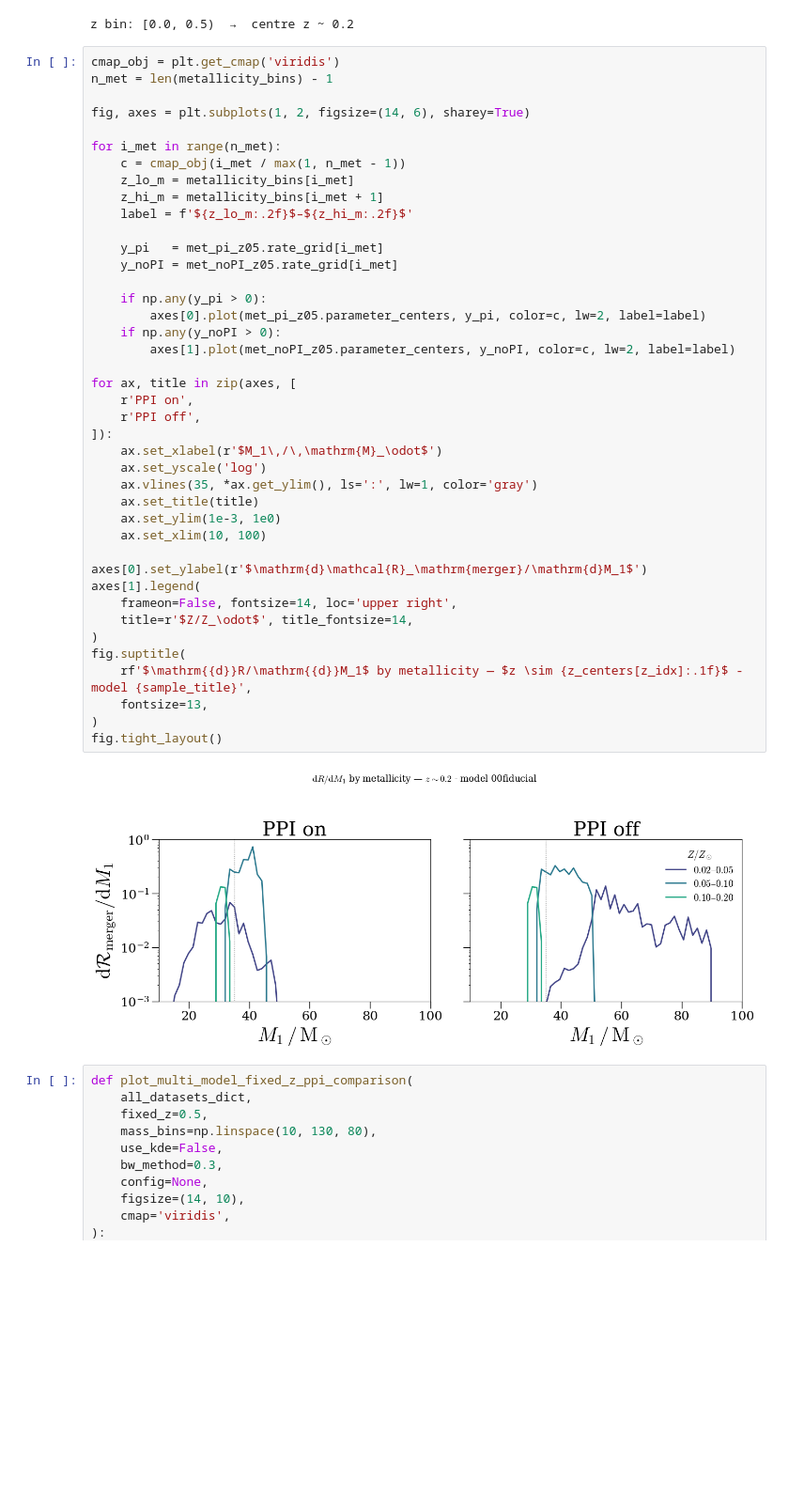
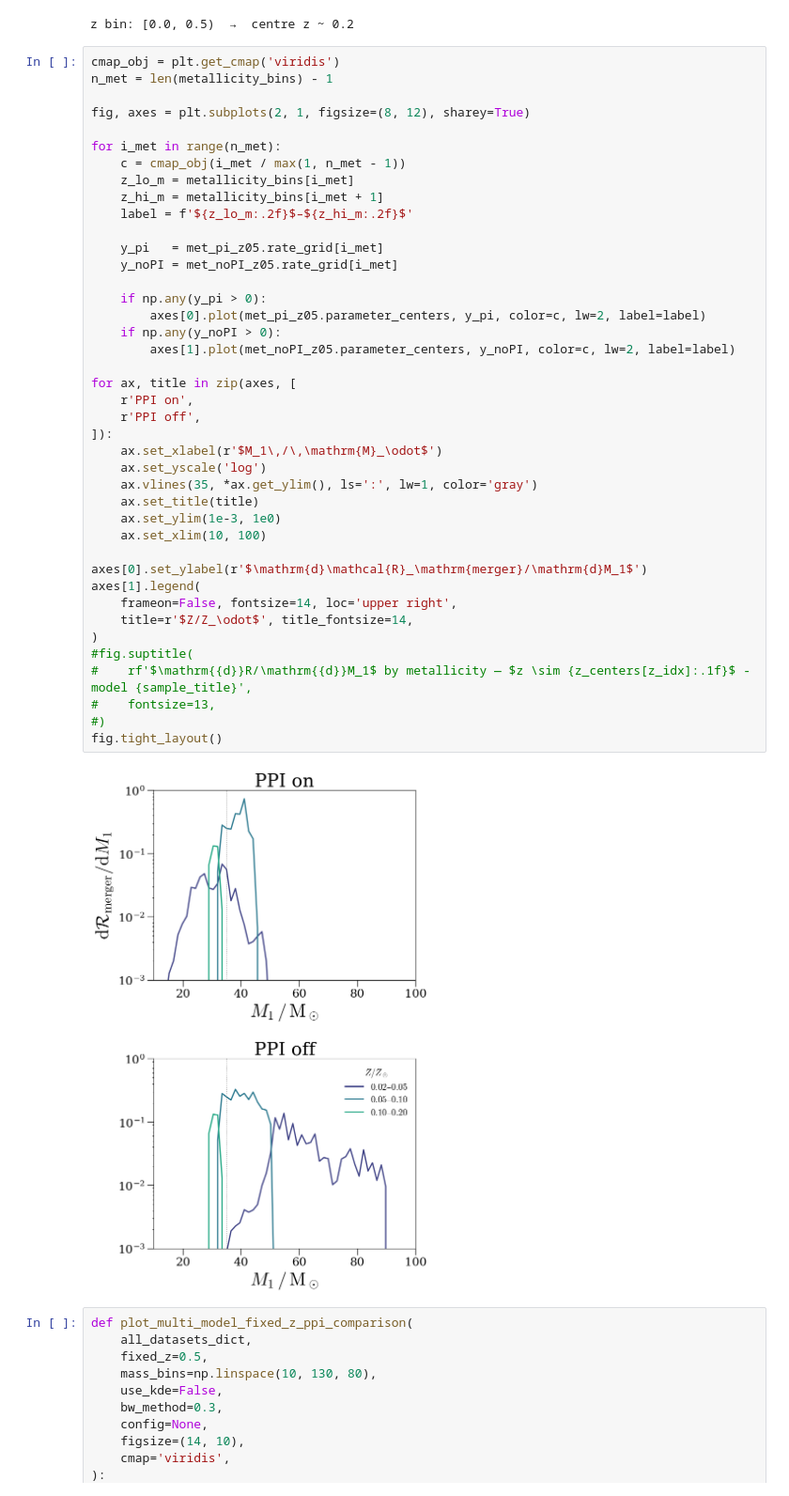
Before and after one commit to LucasMDeSa/35peak_che, a Jupyter notebook: development_notebooks/65_MergerRatesModule.ipynb, the cells around one changed output. Shown at 94% size. Cells and saved outputs as stored; diff of their text form; blank space fills up the shorter version.

```diff
--- a/development_notebooks/65_MergerRatesModule.ipynb
+++ b/development_notebooks/65_MergerRatesModule.ipynb
@@ -319,45 +319,45 @@ z bin: [0.0, 0.5)  →  centre z ~ 0.2
 cmap_obj = plt.get_cmap('viridis')
 n_met = len(metallicity_bins) - 1
 
-fig, axes = plt.subplots(1, 2, figsize=(14, 6), sharey=True)
+fig, axes = plt.subplots(2, 1, figsize=(8, 12), sharey=True)
 
 for i_met in range(n_met):
     c = cmap_obj(i_met / max(1, n_met - 1))
     z_lo_m = metallicity_bins[i_met]
     z_hi_m = metallicity_bins[i_met + 1]
     label = f'${z_lo_m:.2f}$–${z_hi_m:.2f}$'
 
     y_pi   = met_pi_z05.rate_grid[i_met]
     y_noPI = met_noPI_z05.rate_grid[i_met]
 
     if np.any(y_pi > 0):
         axes[0].plot(met_pi_z05.parameter_centers, y_pi, color=c, lw=2, label=label)
     if np.any(y_noPI > 0):
         axes[1].plot(met_noPI_z05.parameter_centers, y_noPI, color=c, lw=2, label=label)
 
 for ax, title in zip(axes, [
     r'PPI on',
     r'PPI off',
 ]):
     ax.set_xlabel(r'$M_1\,/\,\mathrm{M}_\odot$')
     ax.set_yscale('log')
     ax.vlines(35, *ax.get_ylim(), ls=':', lw=1, color='gray')
     ax.set_title(title)
     ax.set_ylim(1e-3, 1e0)
     ax.set_xlim(10, 100)
 
 axes[0].set_ylabel(r'$\mathrm{d}\mathcal{R}_\mathrm{merger}/\mathrm{d}M_1$')
 axes[1].legend(
     frameon=False, fontsize=14, loc='upper right',
     title=r'$Z/Z_\odot$', title_fontsize=14,
 )
-fig.suptitle(
-    rf'$\mathrm{{d}}R/\mathrm{{d}}M_1$ by metallicity — $z \sim {z_centers[z_idx]:.1f}$ - model {sample_title}',
-    fontsize=13,
-)
+#fig.suptitle(
+#    rf'$\mathrm{{d}}R/\mathrm{{d}}M_1$ by metallicity — $z \sim {z_centers[z_idx]:.1f}$ - model {sample_title}',
+#    fontsize=13,
+#)
 fig.tight_layout()
 # %% [output]
-[figure, old version]
+[figure, new version]
 # %%
 def plot_multi_model_fixed_z_ppi_comparison(
     all_datasets_dict,
```
Also changed, not shown: parts of 1 cell of this notebook, 1 other file.
